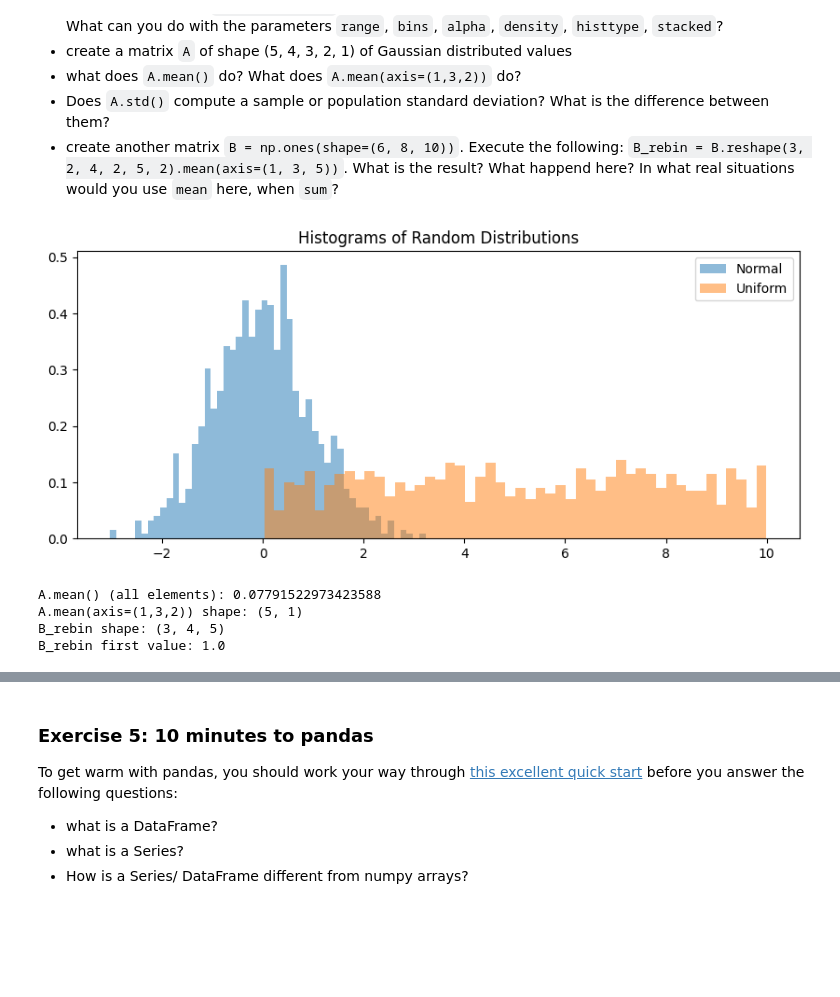
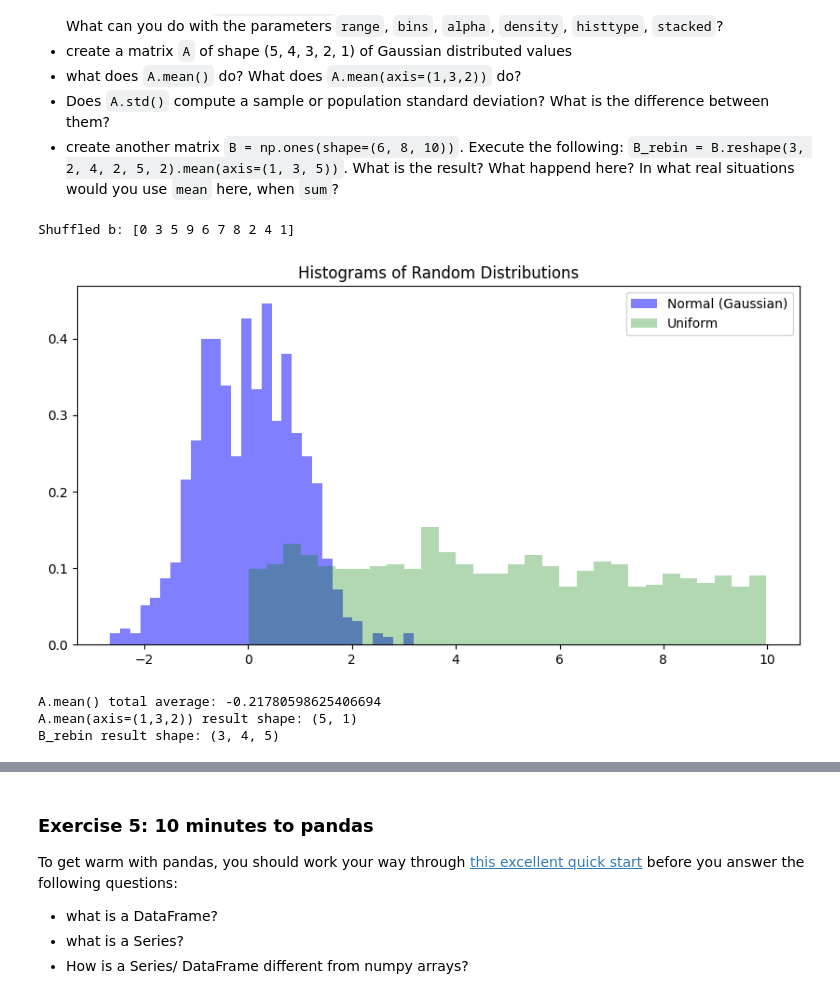
Before and after one commit to suyash206/IMAPP_Applied_-DL, a Jupyter notebook: Suyash_Jaiswal_exercise_0.ipynb, the cells around one changed output, grey strips where cells are left out. Cells and saved outputs as stored; diff of their text form; code cells hidden in the pictures; blank space fills up the shorter version.

```diff
--- a/Suyash_Jaiswal_exercise_0.ipynb
+++ b/Suyash_Jaiswal_exercise_0.ipynb
@@ -375,40 +378,44 @@ Numpy also has many functions for random number generation and statistics.
 # %%
 import numpy as np
 import matplotlib.pyplot as plt
 
-# 1. Random distributions
-uniform_data = np.random.uniform(0, 10, 1000)
-normal_data = np.random.normal(0, 1, 1000)
-poisson_data = np.random.poisson(5, 1000)
-choice_demo = np.random.choice([10, 20, 30, 40], size=5)
+# 1. Experimenting with random functions
+uniform_samples = np.random.uniform(low=0, high=10, size=1000)
+normal_samples = np.random.normal(loc=0, scale=1, size=1000)
+poisson_samples = np.random.poisson(lam=5, size=1000)
+choice_samples = np.random.choice([1, 2, 3, 4, 5], size=10, replace=True)
 
-# Shuffle demonstration
+# Illustrating the shuffle issue
 b = np.arange(10)
-np.random.shuffle(b) # Correct way: modifies 'b' in place
-# a = np.random.shuffle(b) # Wrong: 'a' would be None
+# a = np.random.shuffle(b) # This is wrong because shuffle() works in-place and returns None.
+np.random.shuffle(b) # Correct way to use it
+print(f"Shuffled b: {b}")
 
 # 2. Histograms
-plt.figure(figsize=(10, 4))
-plt.hist(normal_data, bins=50, alpha=0.5, label='Normal', density=True)
-plt.hist(uniform_data, bins=50, alpha=0.5, label='Uniform', density=True)
-plt.title("Histograms of Random Distributions")
+plt.figure(figsize=(10, 5))
+plt.hist(normal_samples, bins=30, alpha=0.5, density=True, label='Normal (Gaussian)', color='blue', histtype='stepfilled')
+plt.hist(uniform_samples, bins=30, alpha=0.3, density=True, label='Uniform', color='green', histtype='barstacked')
+plt.title('Histograms of Random Distributions')
 plt.legend()
 plt.show()
 
-# 3. Multidimensional Matrix A
+# 3. Multidimensional statistics
 A = np.random.normal(size=(5, 4, 3, 2, 1))
-print(f"A.mean() (all elements): {A.mean()}")
-# axis=(1,3,2) collapses those specific dimensions
-print(f"A.mean(axis=(1,3,2)) shape: {A.mean(axis=(1,3,2)).shape}")
+print(f"A.mean() total average: {A.mean()}")
+# mean(axis=(1,3,2)) collapses dimensions 1, 2, and 3
+print(f"A.mean(axis=(1,3,2)) result shape: {A.mean(axis=(1,3,2)).shape}")
 
-# 4. Rebinning Logic with Matrix B
+# 4. Standard Deviation question
+# np.std() computes population standard deviation (delta degrees of freedom = 0) by default.
+# Use ddof=1 for sample standard deviation.
+
+# 5. Matrix B rebinning
 B = np.ones(shape=(6, 8, 10))
 B_rebin = B.reshape(3, 2, 4, 2, 5, 2).mean(axis=(1, 3, 5))
-print(f"B_rebin shape: {B_rebin.shape}")
-print(f"B_rebin first value: {B_rebin[0,0,0]}")
+print(f"B_rebin result shape: {B_rebin.shape}")
 # %% [output]
+Shuffled b: [0 3 5 9 6 7 8 2 4 1]
-[figure, old version]
+[figure, new version]
-A.mean() (all elements): 0.07791522973423588
-A.mean(axis=(1,3,2)) shape: (5, 1)
-B_rebin shape: (3, 4, 5)
-B_rebin first value: 1.0
+A.mean() total average: -0.21780598625406694
+A.mean(axis=(1,3,2)) result shape: (5, 1)
+B_rebin result shape: (3, 4, 5)
```
Also changed, not shown: parts of 8 cells of this notebook.
